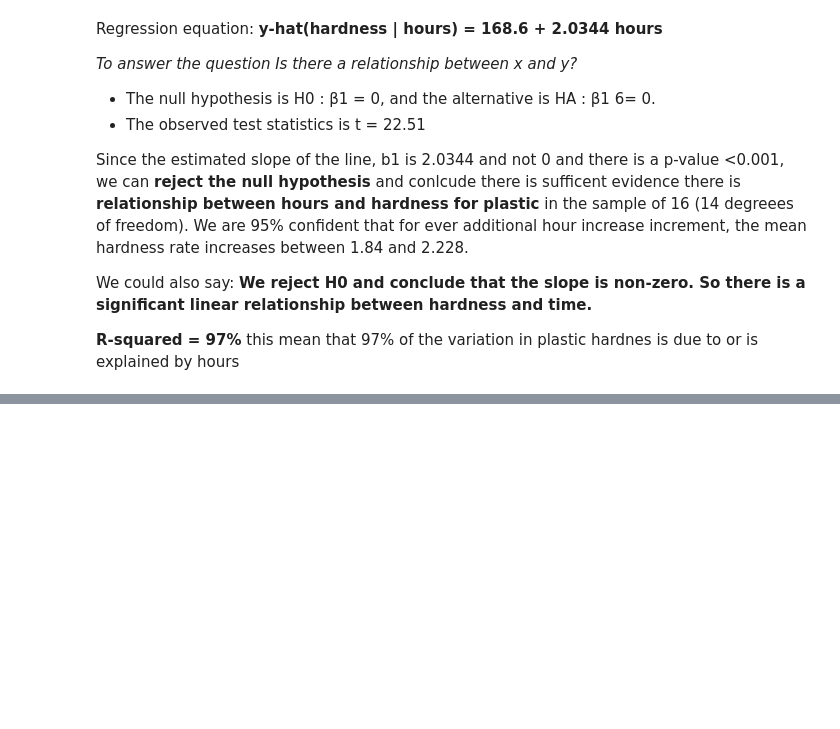
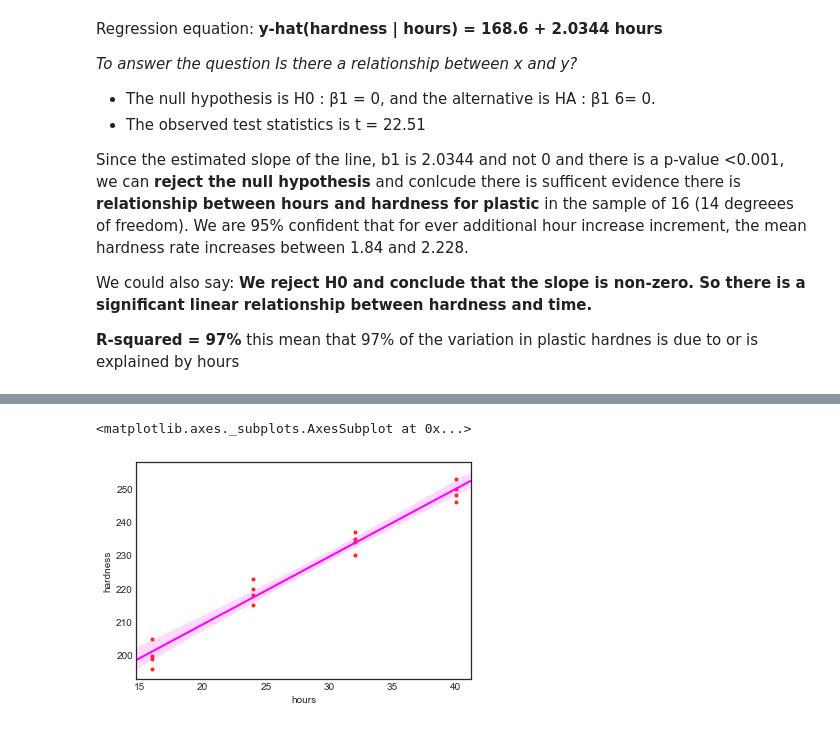
Before and after one commit to naivelogic/Machine_Learning_Notebooks, a Jupyter notebook: Data_Science/Stats Foundation/Regression Methods/[lab] Purdue Applied Regression Analysis.ipynb, the cells around one changed output, grey strips where cells are left out. Saved outputs shown, nothing was run; the diff lists cells and outputs as text; code cells hidden in the pictures; blank space fills up the shorter version.

```diff
--- a/Data_Science/Stats Foundation/Regression Methods/[lab] Purdue Applied Regression Analysis.ipynb
+++ b/Data_Science/Stats Foundation/Regression Methods/[lab] Purdue Applied Regression Analysis.ipynb
@@ -193,0 +227,7 @@ __R-squared = 97%__ this mean that 97% of the variation in plastic hardnes is du
+# %%
+sns.regplot(x = 'hours', y= 'hardness', data = plastic, lowess=False,
+            line_kws={"color":"magenta", "linewidth":2},
+            scatter_kws={'color':'r', 's':9})
+# %% [output]
+<matplotlib.axes._subplots.AxesSubplot at 0x...>
+[figure, added]
```
Also changed, not shown: parts of 13 cells of this notebook.
